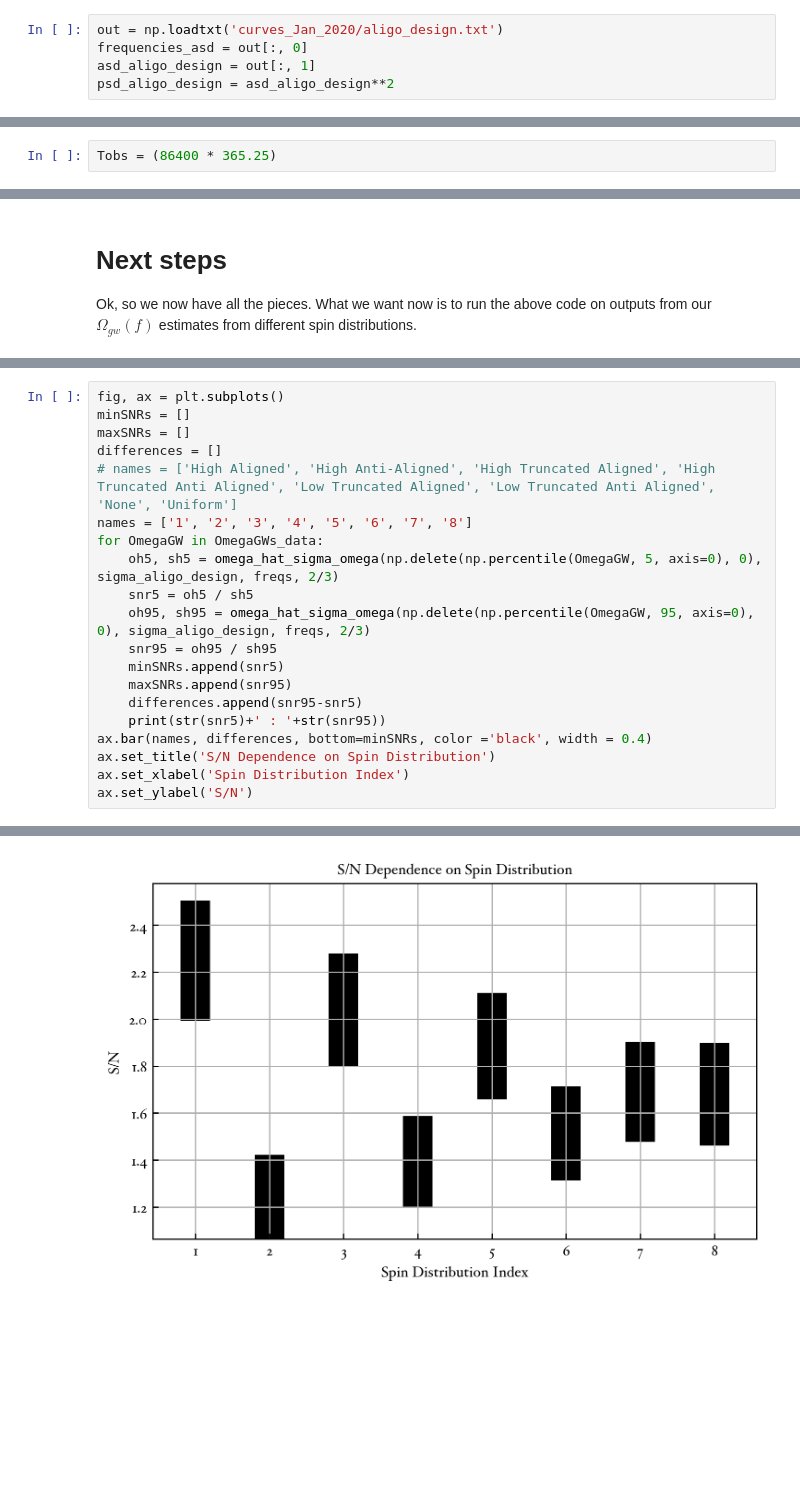
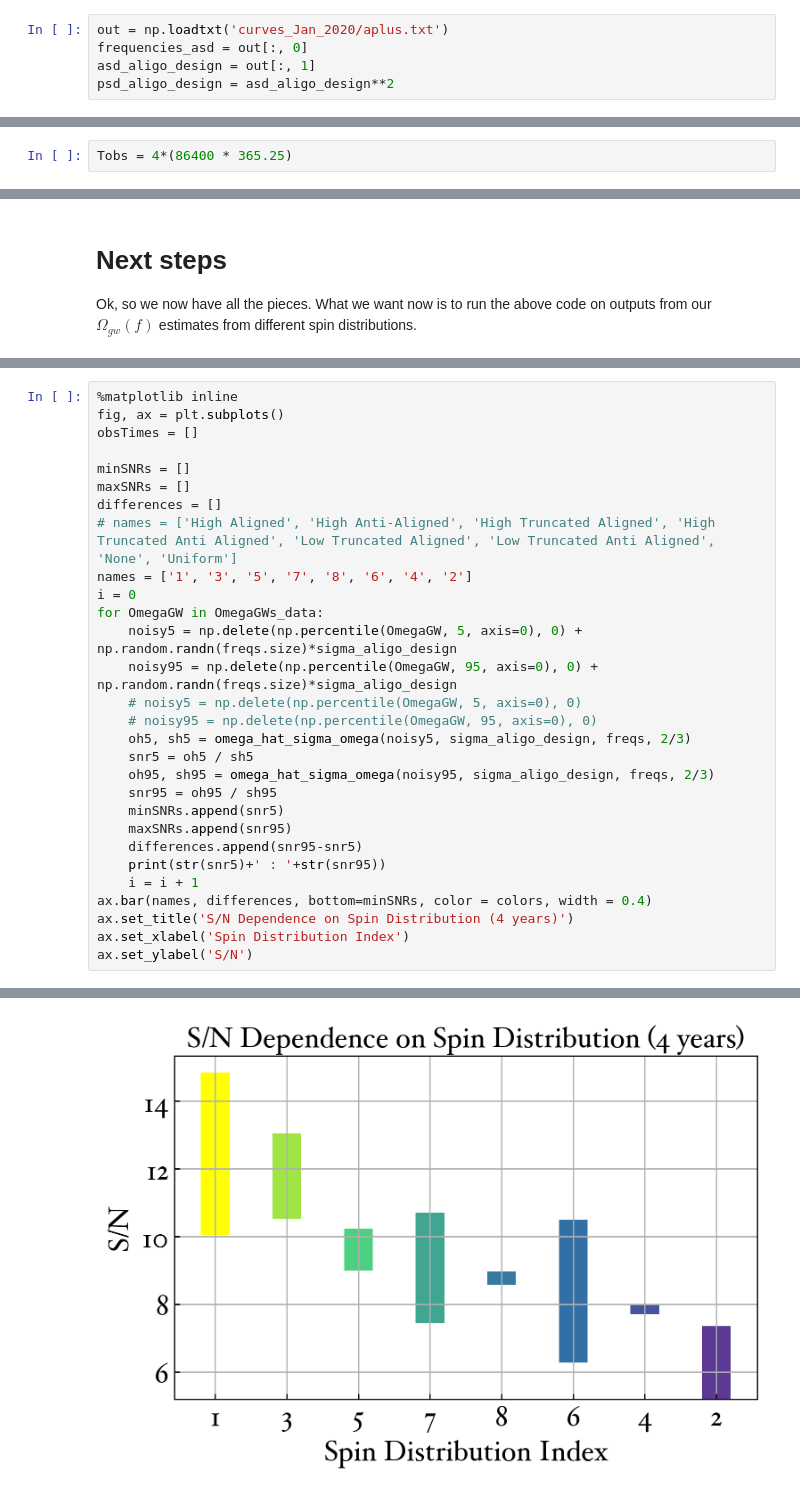
Before and after one commit to meyers-academic/astrophysical_gwb, a Jupyter notebook: SNR_examples/snr_example.ipynb, the cells around one changed output, grey strips where cells are left out. Drawn from its saved outputs; the diff is of its cells as text; blank space fills up the shorter version.

```diff
--- a/SNR_examples/snr_example.ipynb
+++ b/SNR_examples/snr_example.ipynb
@@ -130,7 +153,7 @@ def sigma_of_f(noise_psd1, noise_psd2, Tobs, frequencies, gamma_12):
     variance = (2 * Tobs * deltaF)**-1 * noise_psd1  * noise_psd2 * (gamma_12**2 * S0**2)**-1
     return np.sqrt(variance)
 # %%
-out = np.loadtxt('curves_Jan_2020/aligo_design.txt')
+out = np.loadtxt('curves_Jan_2020/aplus.txt')
 frequencies_asd = out[:, 0]
 asd_aligo_design = out[:, 1]
 psd_aligo_design = asd_aligo_design**2
@@ -146,5 +168,5 @@ plt.loglog(freqs, psd_aligo_design_search_freqs)
 # %%
-Tobs = (86400 * 365.25)
+Tobs = 4*(86400 * 365.25)
 # %%
 sigma_aligo_design = sigma_of_f(psd_aligo_design_search_freqs, psd_aligo_design_search_freqs, Tobs, freqs, gamma_12)
 # %%
@@ -250,23 +295,32 @@ for file in file_names:
     freqs_data.append(freqs_psd)
     OmegaGWs_data.append(OmegaGWs)
 # %%
+%matplotlib inline
 fig, ax = plt.subplots()
+obsTimes = []
+
 minSNRs = []
 maxSNRs = []
 differences = []
 # names = ['High Aligned', 'High Anti-Aligned', 'High Truncated Aligned', 'High Truncated Anti Aligned', 'Low Truncated Aligned', 'Low Truncated Anti Aligned', 'None', 'Uniform']
-names = ['1', '2', '3', '4', '5', '6', '7', '8']
+names = ['1', '3', '5', '7', '8', '6', '4', '2']
+i = 0
 for OmegaGW in OmegaGWs_data:
-    oh5, sh5 = omega_hat_sigma_omega(np.delete(np.percentile(OmegaGW, 5, axis=0), 0), sigma_aligo_design, freqs, 2/3)
+    noisy5 = np.delete(np.percentile(OmegaGW, 5, axis=0), 0) + np.random.randn(freqs.size)*sigma_aligo_design
+    noisy95 = np.delete(np.percentile(OmegaGW, 95, axis=0), 0) + np.random.randn(freqs.size)*sigma_aligo_design
+    # noisy5 = np.delete(np.percentile(OmegaGW, 5, axis=0), 0)
+    # noisy95 = np.delete(np.percentile(OmegaGW, 95, axis=0), 0)
+    oh5, sh5 = omega_hat_sigma_omega(noisy5, sigma_aligo_design, freqs, 2/3)
     snr5 = oh5 / sh5
-    oh95, sh95 = omega_hat_sigma_omega(np.delete(np.percentile(OmegaGW, 95, axis=0), 0), sigma_aligo_design, freqs, 2/3)
+    oh95, sh95 = omega_hat_sigma_omega(noisy95, sigma_aligo_design, freqs, 2/3)
     snr95 = oh95 / sh95
     minSNRs.append(snr5)
     maxSNRs.append(snr95)
     differences.append(snr95-snr5)
     print(str(snr5)+' : '+str(snr95))
-ax.bar(names, differences, bottom=minSNRs, color ='black', width = 0.4)
-ax.set_title('S/N Dependence on Spin Distribution')
+    i = i + 1
+ax.bar(names, differences, bottom=minSNRs, color = colors, width = 0.4)
+ax.set_title('S/N Dependence on Spin Distribution (4 years)')
 ax.set_xlabel('Spin Distribution Index')
 ax.set_ylabel('S/N')
 # %% [output]
@@ -281,2 +335,2 @@ ax.set_ylabel('S/N')
 Text(0, 0.5, 'S/N')
-[figure, old version]
+[figure, new version]
```
Also changed, not shown: parts of 8 cells of this notebook, 8 other files.
